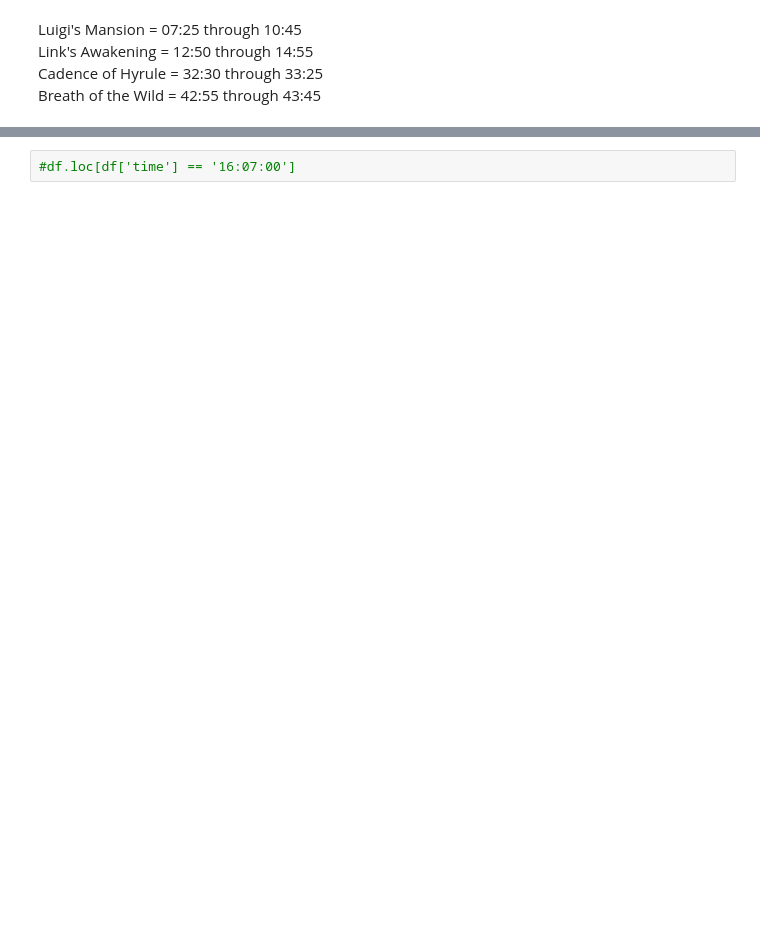
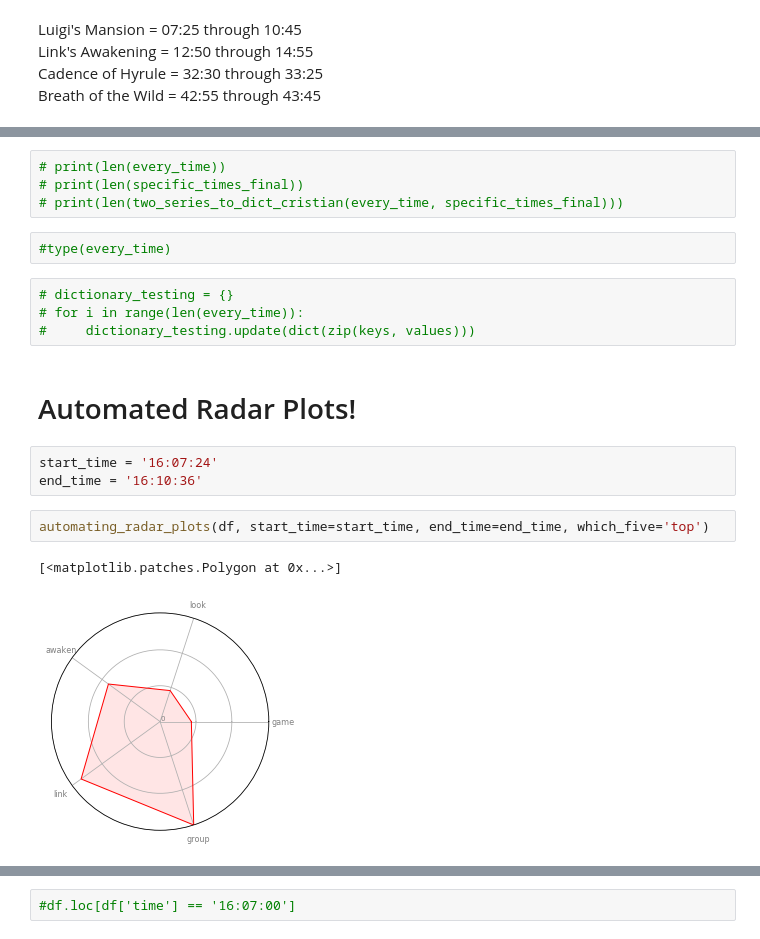
Before and after one commit to Laura-ShummonMaass/Nintendo_E3_Sentiment_Analysis, a Jupyter notebook: 30_day_twitter.ipynb, the cells around one changed output, grey strips where cells are left out. Saved outputs shown, nothing was run; the diff lists cells and outputs as text; blank space fills up the shorter version.

```diff
--- a/30_day_twitter.ipynb
+++ b/30_day_twitter.ipynb
@@ -232,0 +254,20 @@ df.loc[df['.time.'] == '16:07:00']
+# %%
+# print(len(every_time))
+# print(len(specific_times_final))
+# print(len(two_series_to_dict_cristian(every_time, specific_times_final)))
+# %%
+#type(every_time)
+# %%
+# dictionary_testing = {}
+# for i in range(len(every_time)):
+#     dictionary_testing.update(dict(zip(keys, values)))
+# %% [markdown]
+# Automated Radar Plots!
+# %%
+start_time = '16:07:24'
+end_time = '16:10:36'
+# %%
+automating_radar_plots(df, start_time=start_time, end_time=end_time, which_five='top')
+# %% [output]
+[<matplotlib.patches.Polygon at 0x...>]
+[figure, added]
```
Also changed, not shown: parts of 28 cells of this notebook, 2 other files.
